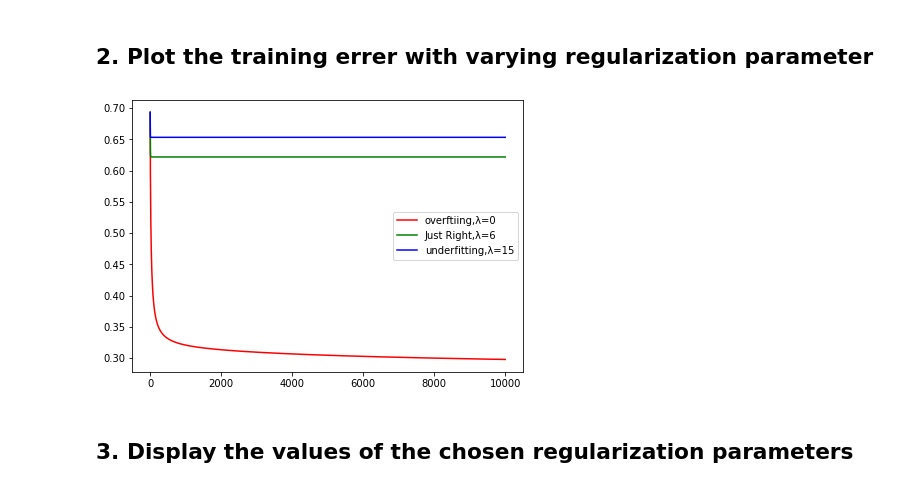
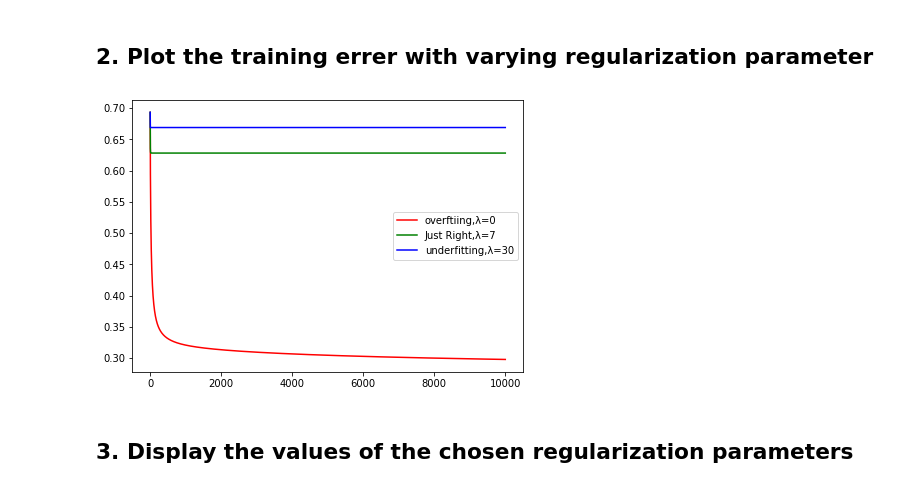
Before and after one commit to chunghyunhee/class_Machine_learing, a Jupyter notebook: assignment_7.ipynb, the cells around one changed output. Cells and saved outputs as stored; diff of their text form; code cells hidden in the pictures.

```diff
--- a/assignment_7.ipynb
+++ b/assignment_7.ipynb
@@ -115,8 +115,8 @@ def GradientDescent(X,y,Theta,m, L):
 # %%
 # lambda값 임의로 지정
 L = 0
-L1 = 6
-L2 = 15
+L1 = 7
+L2 = 30
 # %%
 #theta초깃값 (0으로 주는 경우 )
 theta=np.zeros((new_X.shape[1],1))
@@ -327,13 +327,13 @@ plt.show()
 # %%
 # cost값 plotting
 plt.figure(figsize=(7, 5))
 plt.plot(range(len(J_history)),J_history,'r',label = 'overftiing,λ=0') #lambda = 0인 경우 : overfitting
-plt.plot(range(len(J_history1)),J_history1,'g', label ='Just Right,λ=6') #lambda = 3인 경우 : Just right
-plt.plot(range(len(J_history2)),J_history2,'b', label = 'underfitting,λ=15') #lambda = 15인 경우 : underfitting
+plt.plot(range(len(J_history1)),J_history1,'g', label ='Just Right,λ=7') #lambda = 7인 경우 : Just right
+plt.plot(range(len(J_history2)),J_history2,'b', label = 'underfitting,λ=30') #lambda = 30인 경우 : underfitting
 plt.legend()
 plt.show()
 # %% [output]
-[figure, old version]
+[figure, new version]
 # %% [markdown]
 ## 3. Display the values of the chosen regularization parameters
 # %%
```
Also changed, not shown: parts of 11 cells of this notebook.
